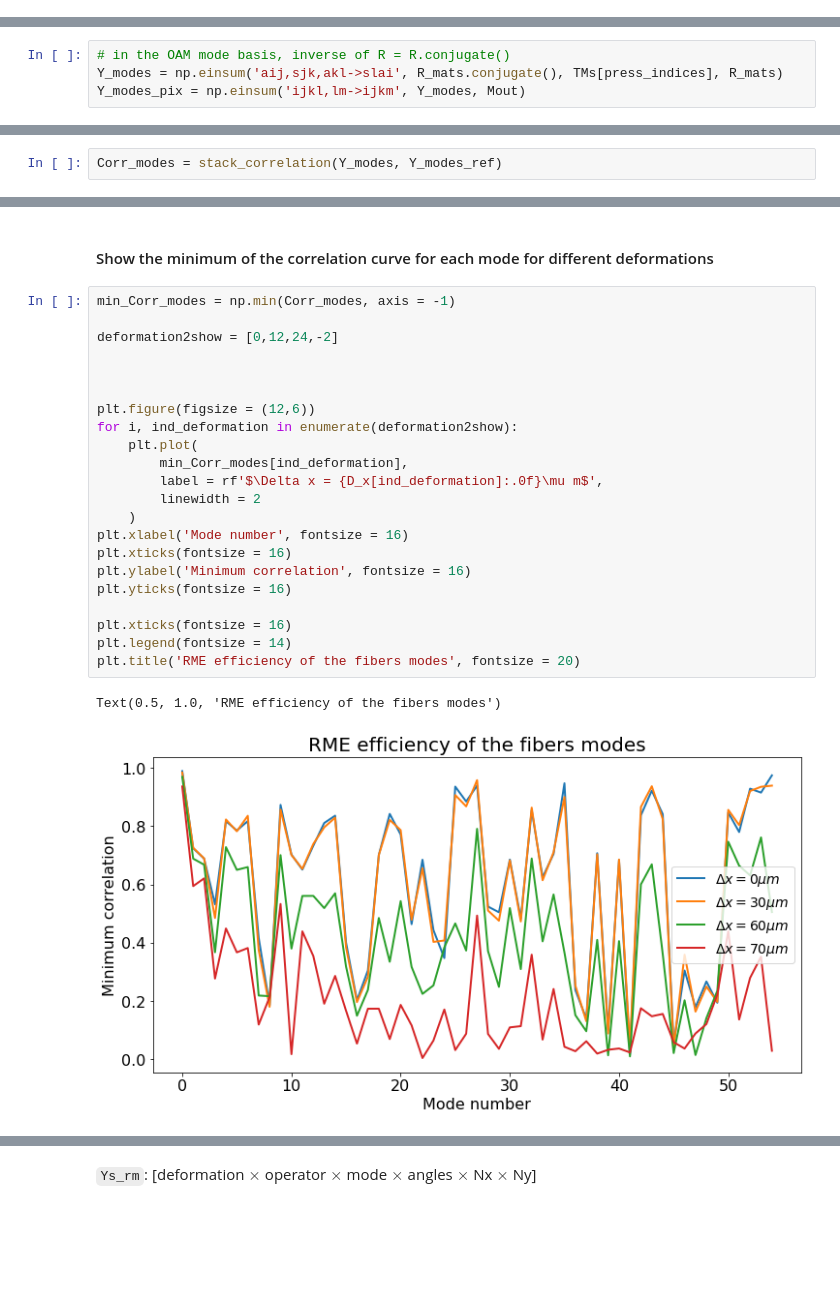
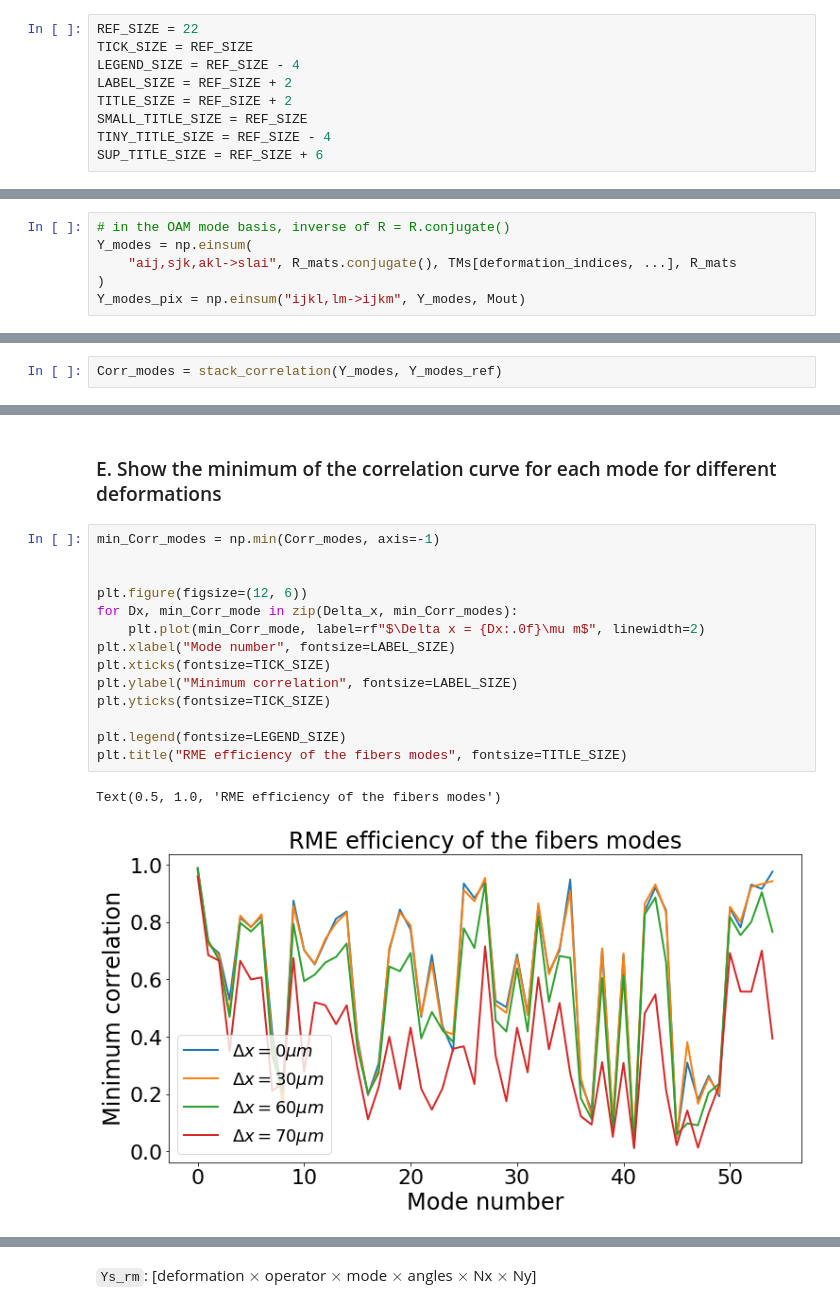
Before and after one commit to wavefrontshaping/article_RME_2023, a Jupyter notebook: RME_operators/RME_operator.ipynb, the cells around one changed output, grey strips where cells are left out. Cells and saved outputs as stored; diff of their text form; blank space fills up the shorter version.

```diff
--- a/RME_operators/RME_operator.ipynb
+++ b/RME_operators/RME_operator.ipynb
@@ -183,0 +34,9 @@ Corr_rnd = stack_correlation(Ys_rnd_p1, Y_rnd_ref)
+# %%
+REF_SIZE = 22
+TICK_SIZE = REF_SIZE
+LEGEND_SIZE = REF_SIZE - 4
+LABEL_SIZE = REF_SIZE + 2
+TITLE_SIZE = REF_SIZE + 2
+SMALL_TITLE_SIZE = REF_SIZE
+TINY_TITLE_SIZE = REF_SIZE - 4
+SUP_TITLE_SIZE = REF_SIZE + 6
@@ -211,4 +217,6 @@ and by an angle $-\theta$ in the output plane, so that we have
 # %%
 # in the OAM mode basis, inverse of R = R.conjugate()
-Y_modes = np.einsum('aij,sjk,akl->slai', R_mats.conjugate(), TMs[press_indices], R_mats)
-Y_modes_pix = np.einsum('ijkl,lm->ijkm', Y_modes, Mout)
+Y_modes = np.einsum(
+    "aij,sjk,akl->slai", R_mats.conjugate(), TMs[deformation_indices, ...], R_mats
+)
+Y_modes_pix = np.einsum("ijkl,lm->ijkm", Y_modes, Mout)
@@ -285,28 +291,20 @@ show_RME_modes(ind_deformation = -2)
 # %% [markdown]
-#### Show the minimum of the correlation curve for each mode for different deformations
+### E. Show the minimum of the correlation curve for each mode for different deformations
 # %%
-min_Corr_modes = np.min(Corr_modes, axis = -1)
-
-deformation2show = [0,12,24,-2]
+min_Corr_modes = np.min(Corr_modes, axis=-1)
 
 
+plt.figure(figsize=(12, 6))
+for Dx, min_Corr_mode in zip(Delta_x, min_Corr_modes):
+    plt.plot(min_Corr_mode, label=rf"$\Delta x = {Dx:.0f}\mu m$", linewidth=2)
+plt.xlabel("Mode number", fontsize=LABEL_SIZE)
+plt.xticks(fontsize=TICK_SIZE)
+plt.ylabel("Minimum correlation", fontsize=LABEL_SIZE)
+plt.yticks(fontsize=TICK_SIZE)
 
-plt.figure(figsize = (12,6))
-for i, ind_deformation in enumerate(deformation2show):
-    plt.plot(
-        min_Corr_modes[ind_deformation],
-        label = rf'$\Delta x = {D_x[ind_deformation]:.0f}\mu m$',
-        linewidth = 2
-    )
-plt.xlabel('Mode number', fontsize = 16)
-plt.xticks(fontsize = 16)
-plt.ylabel('Minimum correlation', fontsize = 16)
-plt.yticks(fontsize = 16)
-
-plt.xticks(fontsize = 16)
-plt.legend(fontsize = 14)
-plt.title('RME efficiency of the fibers modes', fontsize = 20)
+plt.legend(fontsize=LEGEND_SIZE)
+plt.title("RME efficiency of the fibers modes", fontsize=TITLE_SIZE)
 # %% [output]
 Text(0.5, 1.0, 'RME efficiency of the fibers modes')
-[figure, old version]
+[figure, new version]
 # %% [markdown]
```
Also changed, not shown: parts of 104 cells of this notebook.
